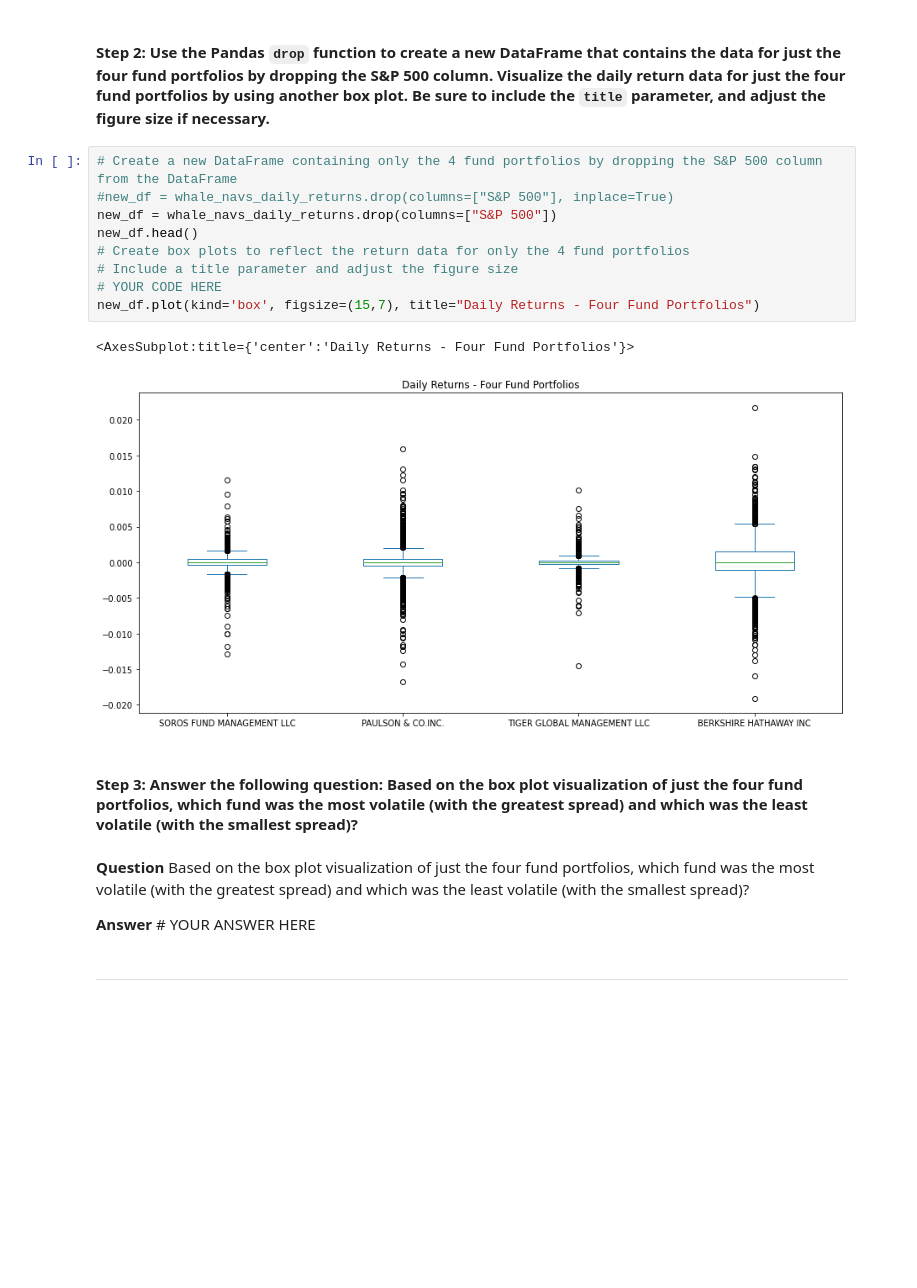
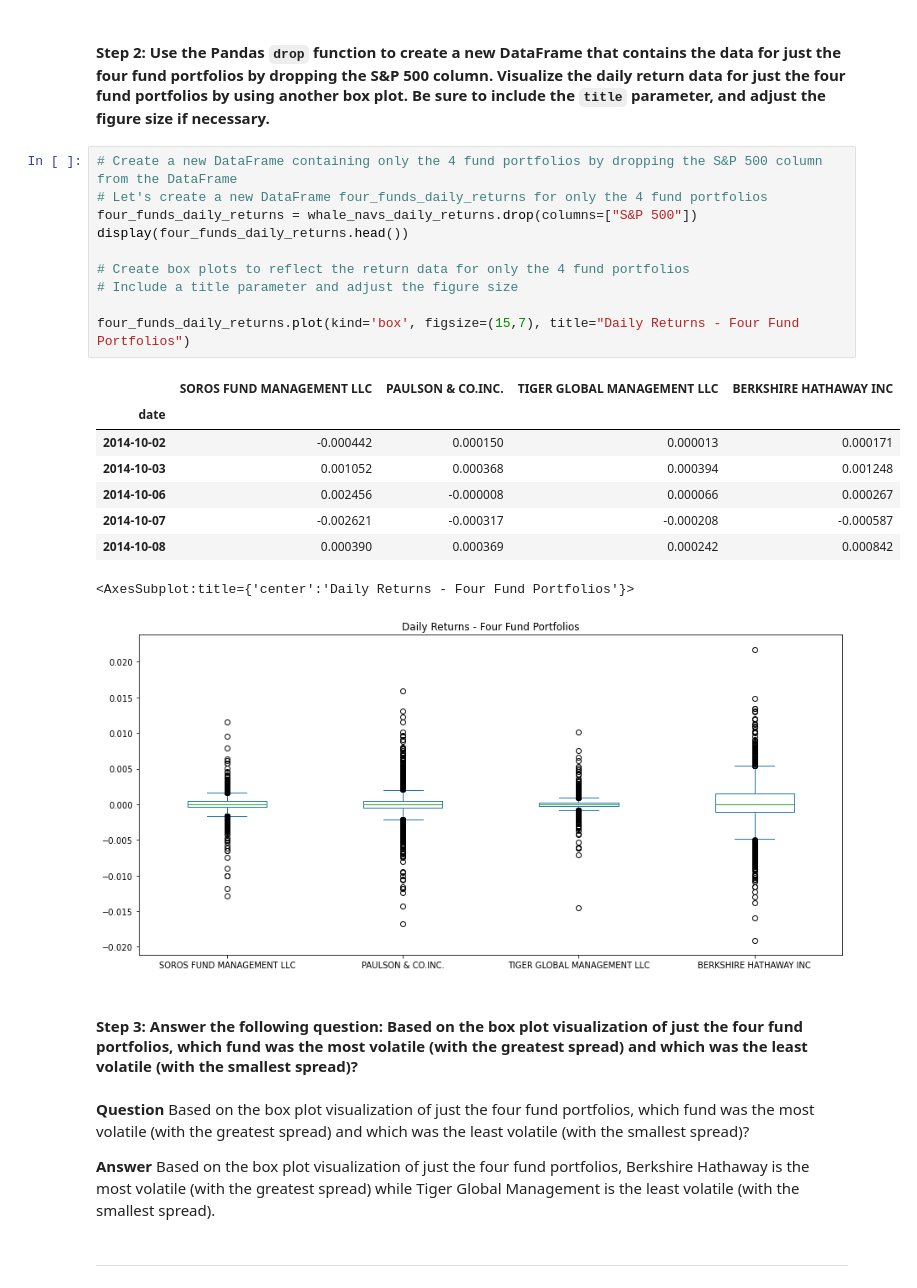
Before and after one commit to paragmb/Module4Challenge, a Jupyter notebook: risk_return_analysis.ipynb, the cells around one changed output. Drawn from its saved outputs; the diff is of its cells as text; blank space fills up the shorter version.

```diff
--- a/risk_return_analysis.ipynb
+++ b/risk_return_analysis.ipynb
@@ -215,14 +218,22 @@ whale_navs_daily_returns.plot(kind='box', figsize=(15,7), title="Daily Return -
 #### Step 2: Use the Pandas `drop` function to create a new DataFrame that contains the data for just the four fund portfolios by dropping the S&P 500 column. Visualize the daily return data for just the four fund portfolios by using another box plot. Be sure to include the `title` parameter, and adjust the figure size if necessary.
 # %%
 # Create a new DataFrame containing only the 4 fund portfolios by dropping the S&P 500 column from the DataFrame
-#new_df = whale_navs_daily_returns.drop(columns=["S&P 500"], inplace=True)
-new_df = whale_navs_daily_returns.drop(columns=["S&P 500"])
-new_df.head()
+# Let's create a new DataFrame four_funds_daily_returns for only the 4 fund portfolios
+four_funds_daily_returns = whale_navs_daily_returns.drop(columns=["S&P 500"])
+display(four_funds_daily_returns.head())
+
 # Create box plots to reflect the return data for only the 4 fund portfolios
 # Include a title parameter and adjust the figure size
-# YOUR CODE HERE
-new_df.plot(kind='box', figsize=(15,7), title="Daily Returns - Four Fund Portfolios")
+
+four_funds_daily_returns.plot(kind='box', figsize=(15,7), title="Daily Returns - Four Fund Portfolios")
 # %% [output]
+|  | SOROS FUND MANAGEMENT LLC | PAULSON & CO.INC. | TIGER GLOBAL MANAGEMENT LLC | BERKSHIRE HATHAWAY INC |
+| date |  |  |  |  |
+| 2014-10-02 | -0.000442 | 0.000150 | 0.000013 | 0.000171 |
+| 2014-10-03 | 0.001052 | 0.000368 | 0.000394 | 0.001248 |
+| 2014-10-06 | 0.002456 | -0.000008 | 0.000066 | 0.000267 |
+| 2014-10-07 | -0.002621 | -0.000317 | -0.000208 | -0.000587 |
+| 2014-10-08 | 0.000390 | 0.000369 | 0.000242 | 0.000842 |
 <AxesSubplot:title={'center':'Daily Returns - Four Fund Portfolios'}>
 [figure]
 # %% [markdown]
@@ -230,7 +241,7 @@ new_df.plot(kind='box', figsize=(15,7), title="Daily Returns - Four Fund Portfol
 # %% [markdown]
 **Question** Based on the box plot visualization of just the four fund portfolios, which fund was the most volatile (with the greatest spread) and which was the least volatile (with the smallest spread)?
 
-**Answer** # YOUR ANSWER HERE
+**Answer** Based on the box plot visualization of just the four fund portfolios, Berkshire Hathaway is the most volatile (with the greatest spread) while Tiger Global Management is the least volatile (with the smallest spread).
 # %% [markdown]
 ---
 # %% [markdown]
```
Also changed, not shown: parts of 32 cells of this notebook, 1 other file.
